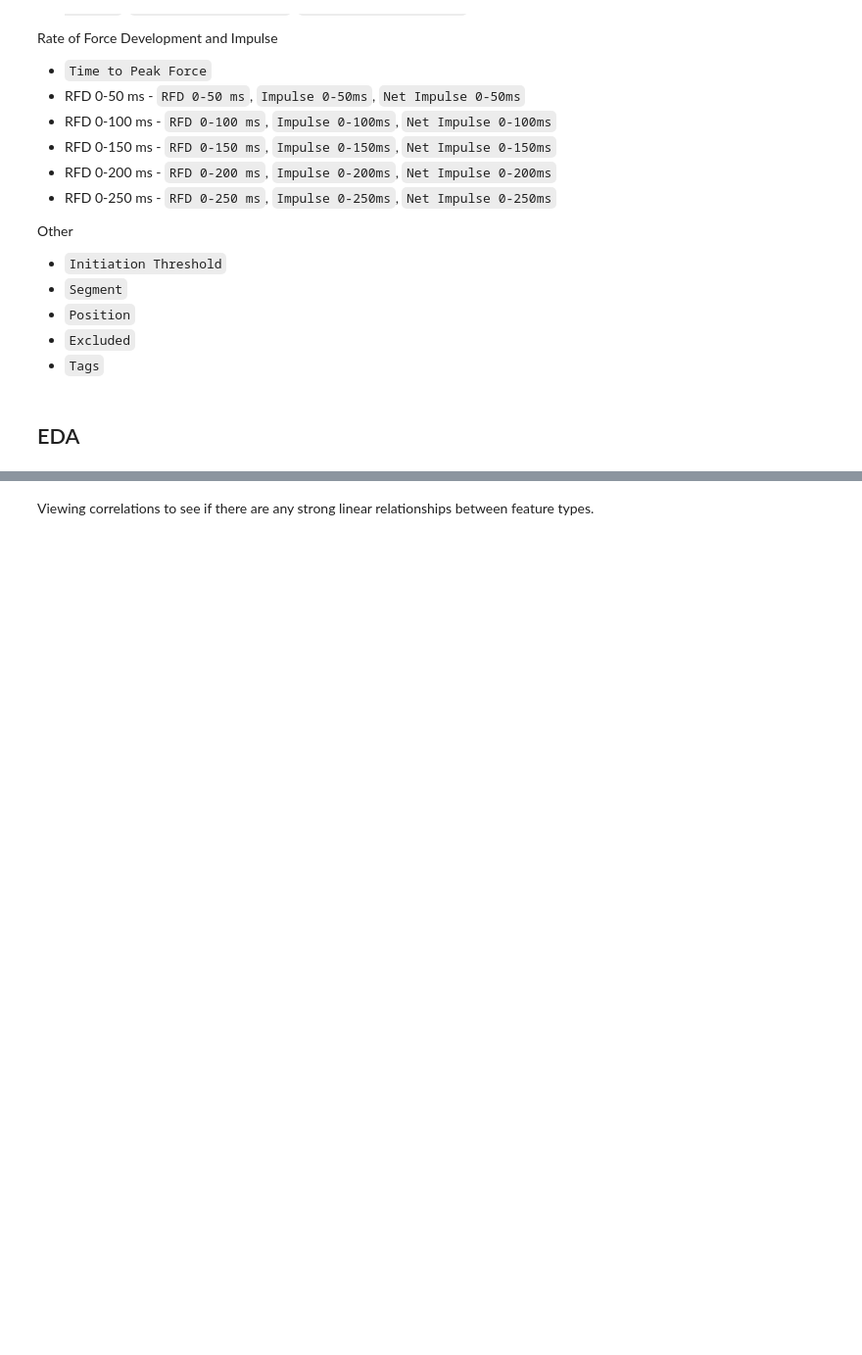
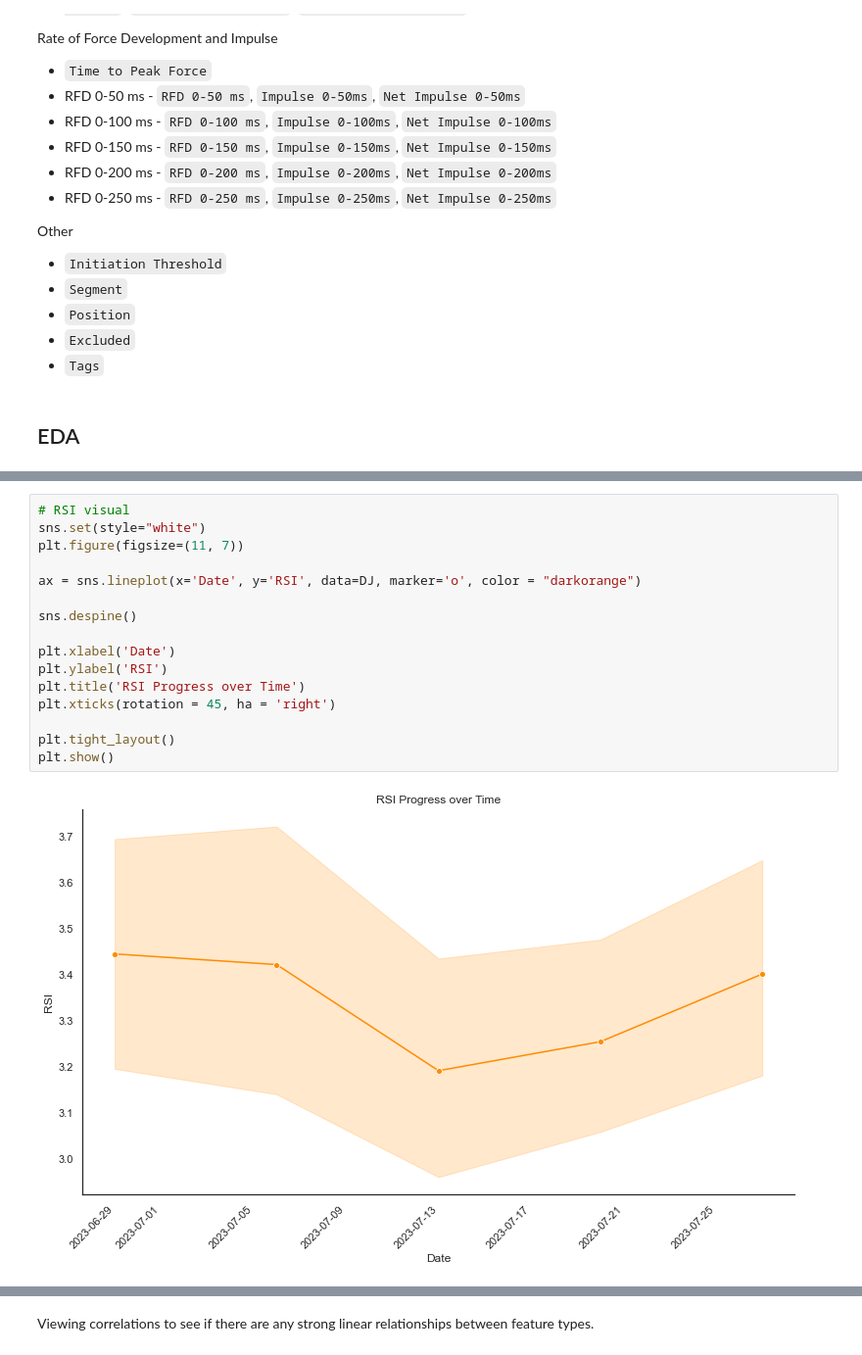
Before and after one commit to mithilguru/Illinois-Strength-Trends, a Jupyter notebook: StrengthTesting-July-2023.ipynb, the cells around one changed output, grey strips where cells are left out. Shown at 98% size. Cells and saved outputs as stored; diff of their text form; blank space fills up the shorter version.

```diff
--- a/StrengthTesting-July-2023.ipynb
+++ b/StrengthTesting-July-2023.ipynb
@@ -179,0 +210,18 @@ Other
+# %%
+# RSI visual
+sns.set(style="white")
+plt.figure(figsize=(11, 7))
+
+ax = sns.lineplot(x='Date', y='RSI', data=DJ, marker='o', color = "darkorange")
+
+sns.despine()
+
+plt.xlabel('Date')
+plt.ylabel('RSI')
+plt.title('RSI Progress over Time')
+plt.xticks(rotation = 45, ha = 'right')
+
+plt.tight_layout()
+plt.show()
+# %% [output]
+[figure, added]
```
Also changed, not shown: parts of 21 cells of this notebook.
